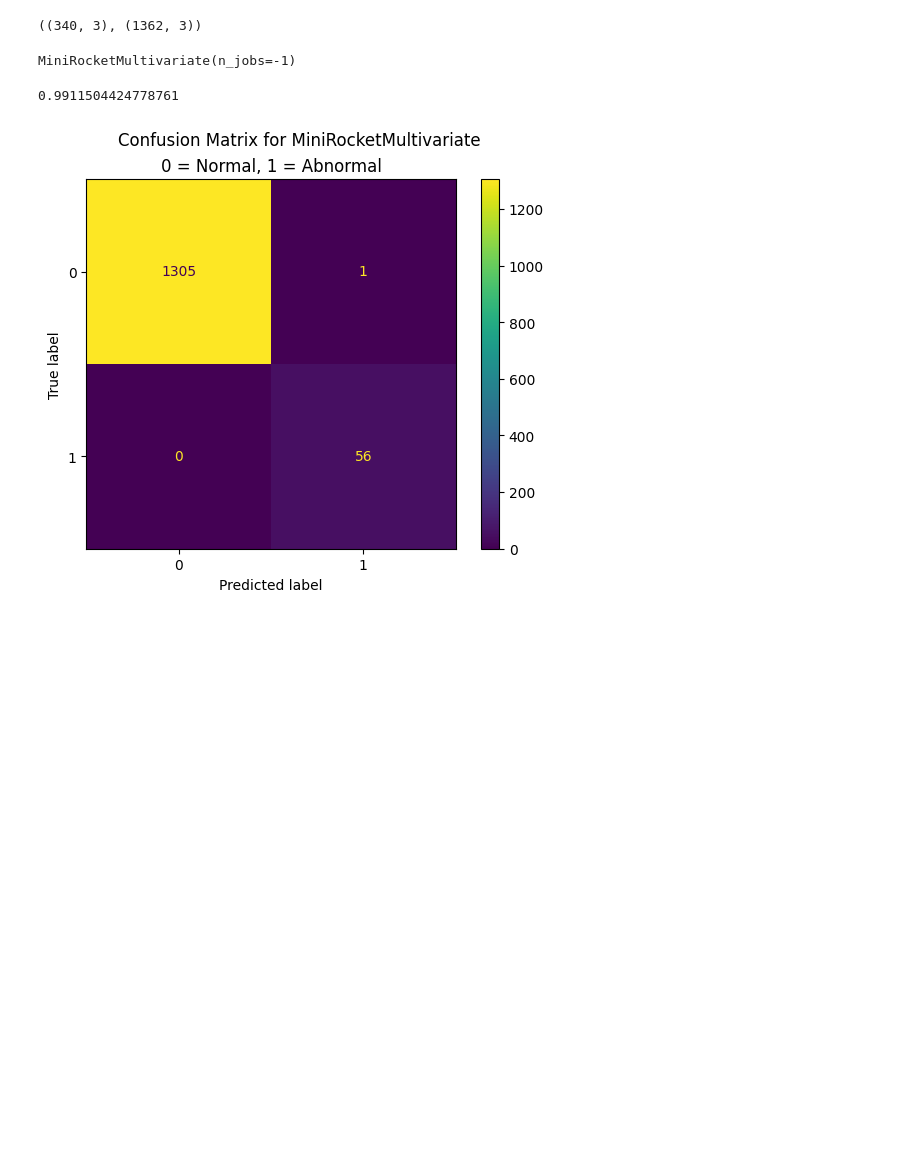
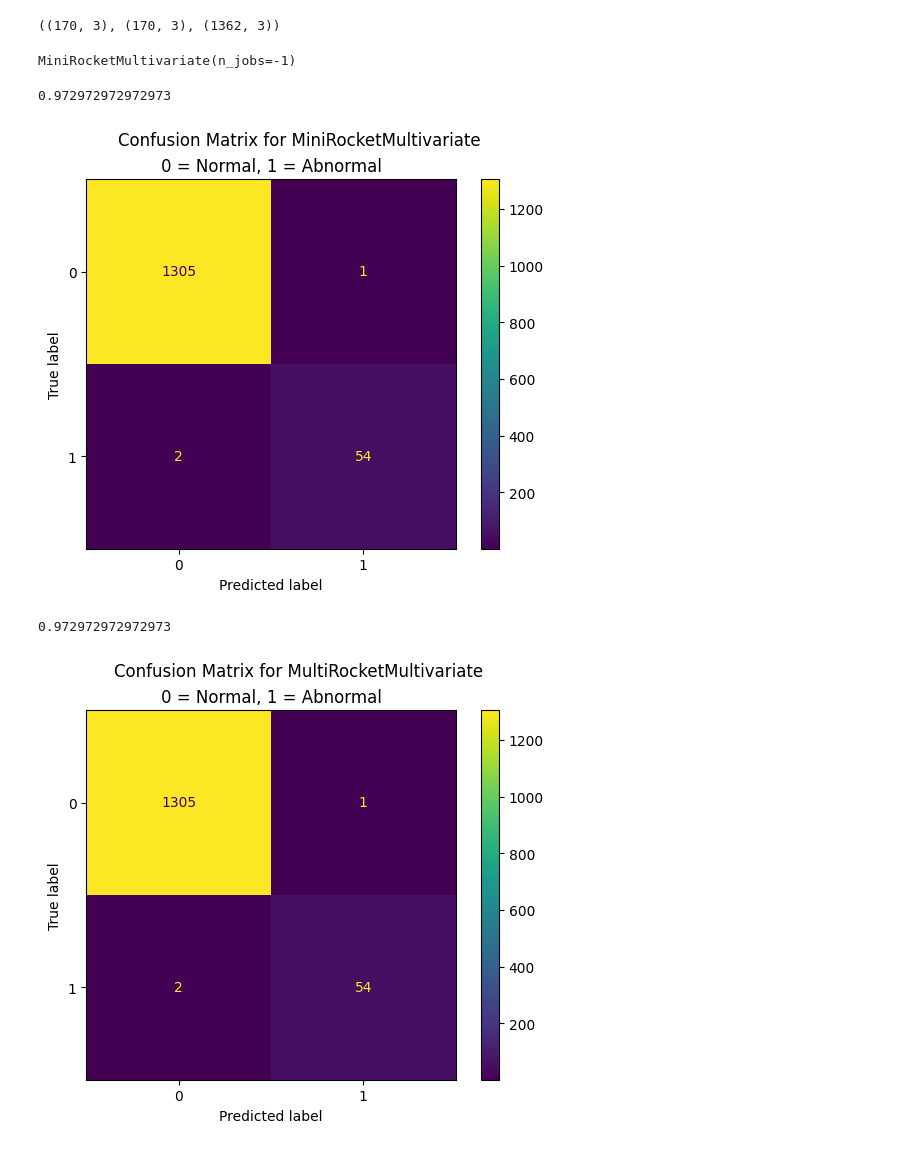
Before and after one commit to Tinus1424/thesis, a Jupyter notebook: rocket.ipynb, the cells around one changed output. Drawn from its saved outputs; the diff is of its cells as text; code cells hidden in the pictures; blank space fills up the shorter version.

```diff
--- a/rocket.ipynb
+++ b/rocket.ipynb
@@ -35,11 +35,12 @@ for i, ax in enumerate(axis):
 X_df = pd.DataFrame(axisdict)
 # %%
 # Train Test split with 0.2 train size and 0.8 test_size
-X_train, X_test, y_train, y_test = train_test_split(X_df, y, test_size = 0.8, stratify = y)
+X_trainval, X_test, y_trainval, y_test = train_test_split(X_df, y, test_size = 0.8, stratify = y)
+X_train, X_val, y_train, y_val = train_test_split(X_trainval, y_trainval, test_size = 0.5, stratify = y_trainval)
 
-X_train.shape, X_test.shape
+X_train.shape, X_val.shape, X_test.shape
 # %% [output]
-((340, 3), (1362, 3))
+((170, 3), (170, 3), (1362, 3))
 # %%
 # Fitting MiniRocket
 trf = MiniRocketMultivariate(n_jobs = -1)
@@ -58,7 +60,7 @@ clf.fit(X_train_trf, y_train)
 y_pred = clf.predict(X_test_trf)
 f1_score(y_test, y_pred)
 # %% [output]
-0.9911504424778761
+0.972972972972973
 # %%
 cm = confusion_matrix(y_test, y_pred, labels=clf.classes_)
 disp = ConfusionMatrixDisplay(confusion_matrix=cm,
@@ -66,7 +68,34 @@ disp = ConfusionMatrixDisplay(confusion_matrix=cm,
 disp.plot()
 plt.suptitle("Confusion Matrix for MiniRocketMultivariate")
 plt.title("0 = Normal, 1 = Abnormal")
-plt.savefig("plots/cmMiniRocket.png")
 plt.show()
 # %% [output]
-[figure, old version]
+[figure, new version]
+# %%
+from sktime.transformations.panel.rocket import MultiRocketMultivariate
+
+MultiR = MultiRocketMultivariate(n_jobs = -1)
+MultiR.fit(X_train)
+
+X_train_mr = trf.transform(X_train)
+X_val_mr = trf.transform(X_val)
+X_test_mr = trf.transform(X_test)
+
+# Fitting the classifier
+clfmr = LogisticRegression()
+
+clf.fit(X_train_mr, y_train)
+y_pred = clf.predict(X_test_mr)
+f1_score(y_test, y_pred)
+# %% [output]
+0.972972972972973
+# %%
+cm = confusion_matrix(y_test, y_pred, labels=clf.classes_)
+disp = ConfusionMatrixDisplay(confusion_matrix=cm,
+                              display_labels=clf.classes_)
+disp.plot()
+plt.suptitle("Confusion Matrix for MultiRocketMultivariate")
+plt.title("0 = Normal, 1 = Abnormal")
+plt.show()
+# %% [output]
+[figure, added]
```
Also changed, not shown: parts of 1 cell of this notebook, 3 other files.
